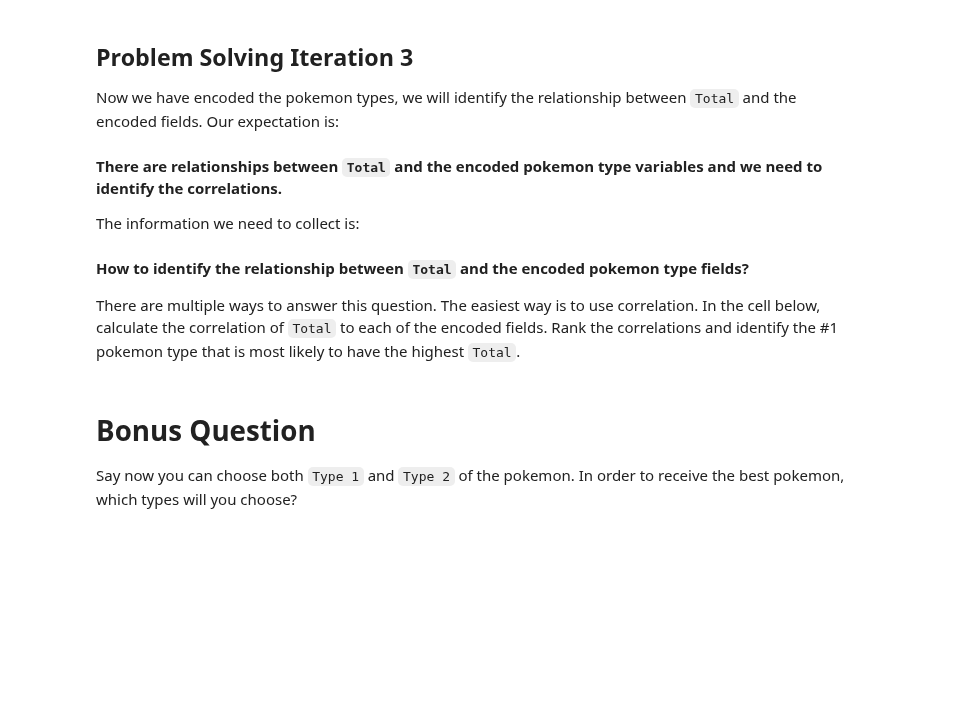
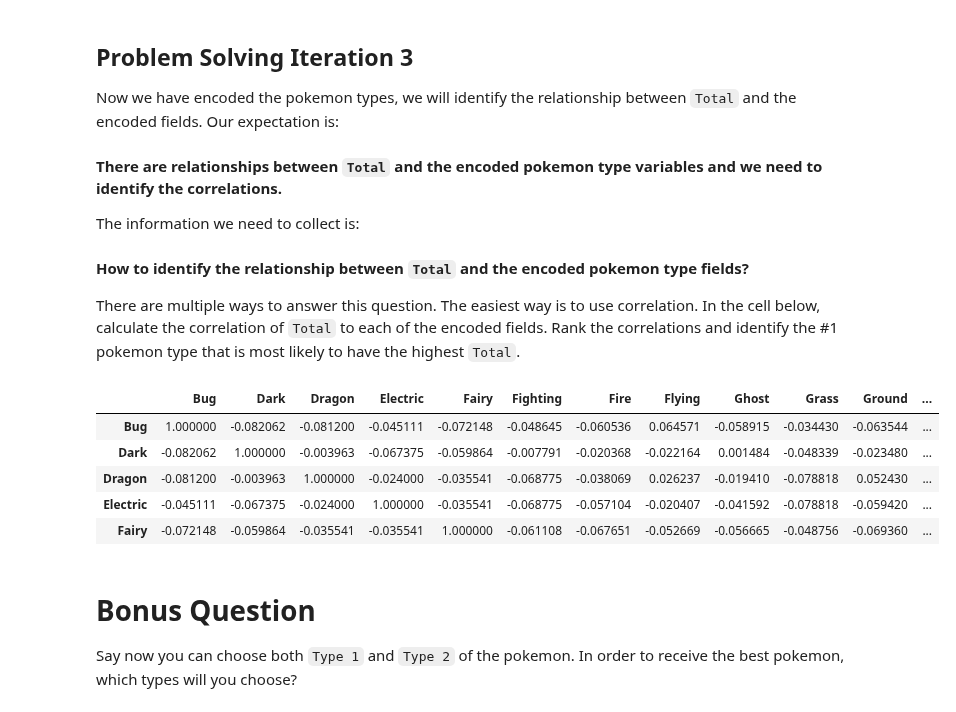
Before and after one commit to Ironhack-Data-Madrid-Octubre-2023/2.3-lab_df_calculation_and_transformation, a Jupyter notebook: your-code/challenge-2.ipynb, the cells around one changed output. Cells and saved outputs as stored; diff of their text form; code cells hidden in the pictures; blank space fills up the shorter version.

```diff
--- a/your-code/challenge-2.ipynb
+++ b/your-code/challenge-2.ipynb
@@ -189,6 +200,17 @@ The information we need to collect is:
 There are multiple ways to answer this question. The easiest way is to use correlation. In the cell below, calculate the correlation of `Total` to each of the encoded fields. Rank the correlations and identify the #1 pokemon type that is most likely to have the highest `Total`.
 # %%
 # your code here
+
+best_pokemon=nueva_tabla.corr()
+
+best_pokemon.head(5)
+# %% [output]
+|  | Bug | Dark | Dragon | Electric | Fairy | Fighting | Fire | Flying | Ghost | Grass | Ground | ... |
+| Bug | 1.000000 | -0.082062 | -0.081200 | -0.045111 | -0.072148 | -0.048645 | -0.060536 | 0.064571 | -0.058915 | -0.034430 | -0.063544 | ... |
+| Dark | -0.082062 | 1.000000 | -0.003963 | -0.067375 | -0.059864 | -0.007791 | -0.020368 | -0.022164 | 0.001484 | -0.048339 | -0.023480 | ... |
+| Dragon | -0.081200 | -0.003963 | 1.000000 | -0.024000 | -0.035541 | -0.068775 | -0.038069 | 0.026237 | -0.019410 | -0.078818 | 0.052430 | ... |
+| Electric | -0.045111 | -0.067375 | -0.024000 | 1.000000 | -0.035541 | -0.068775 | -0.057104 | -0.020407 | -0.041592 | -0.078818 | -0.059420 | ... |
+| Fairy | -0.072148 | -0.059864 | -0.035541 | -0.035541 | 1.000000 | -0.061108 | -0.067651 | -0.052669 | -0.056665 | -0.048756 | -0.069360 | ... |
 # %% [markdown]
 # Bonus Question
 
```
Also changed, not shown: parts of 6 cells of this notebook.
